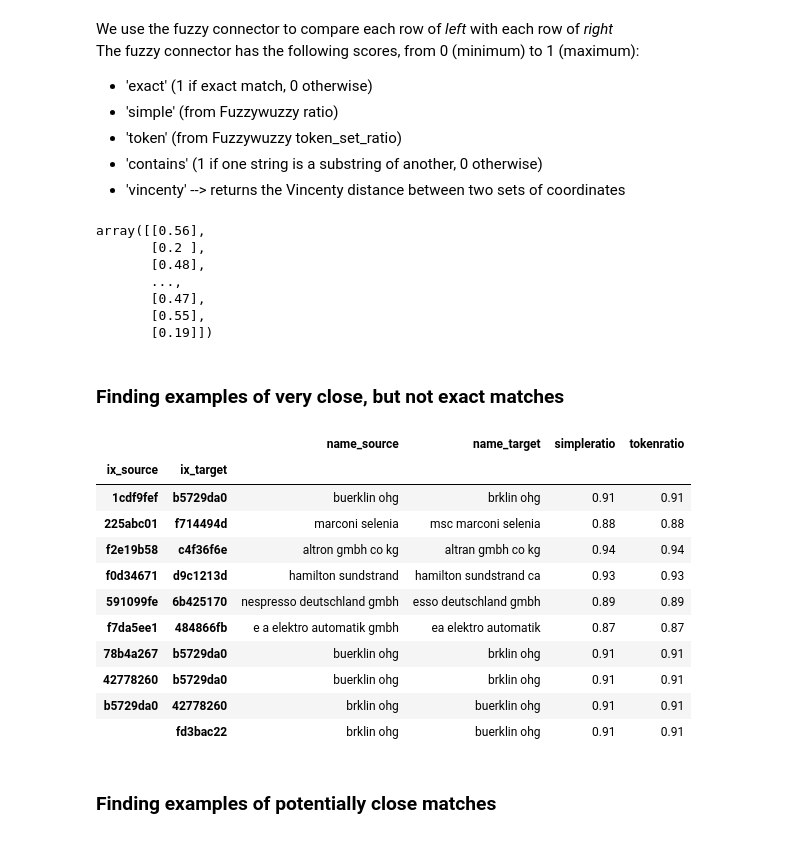
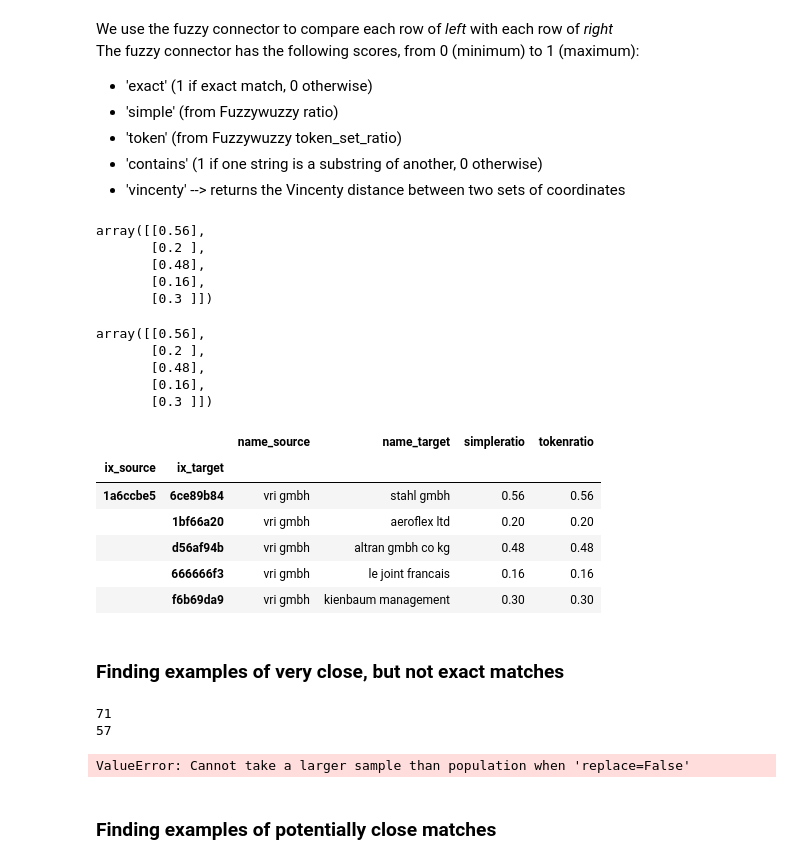
Before and after one commit to ogierpaul/suricate, a Jupyter notebook: tutorial/1-How to compare two fields - Similarity functions.ipynb, the cells around one changed output. Saved outputs shown, nothing was run; the diff lists cells and outputs as text; code cells hidden in the pictures.

```diff
--- a/tutorial/1-How to compare two fields - Similarity functions.ipynb
+++ b/tutorial/1-How to compare two fields - Similarity functions.ipynb
@@ -28,17 +28,25 @@ The fuzzy connector has the following scores, from 0 (minimum) to 1 (maximum):
 - 'vincenty' --> returns the Vincenty distance between two sets of coordinates
 # %%
 from suricate.dftransformers import DfApplyComparator
-simpleratio = DfApplyComparator(ratio='simple', on='name')
+simpleratio = DfApplyComparator(on='name', ratio='fuzzy')
 y_simple = simpleratio.fit_transform(X)
-y_simple
+y_simple[:5]
 # %% [output]
 array([[0.56],
        [0.2 ],
        [0.48],
-       ...,
-       [0.47],
-       [0.55],
-       [0.19]])
+       [0.16],
+       [0.3 ]])
+# %%
+tokenratio = DfApplyComparator(on='name', ratio='token')
+y_token = tokenratio.fit_transform(X)
+y_token[:5]
+# %% [output]
+array([[0.56],
+       [0.2 ],
+       [0.48],
+       [0.16],
+       [0.3 ]])
 # %%
 from suricate.dftransformers import cartesian_join
 import numpy as np
@@ -51,22 +55,33 @@ X_sbs.sort_values(by='simpleratio', ascending=False, inplace=True)
+# %%
+X_sbs['simpleratio'] = y_simple
+# Adding the token ratio
+X_sbs['tokenratio'] = y_token
+X_sbs.head()
+# %% [output]
+|  |  | name_source | name_target | simpleratio | tokenratio |
+| ix_source | ix_target |  |  |  |  |
+| 1a6ccbe5 | 6ce89b84 | vri gmbh | stahl gmbh | 0.56 | 0.56 |
+|  | 1bf66a20 | vri gmbh | aeroflex ltd | 0.20 | 0.20 |
+|  | d56af94b | vri gmbh | altran gmbh co kg | 0.48 | 0.48 |
+|  | 666666f3 | vri gmbh | le joint francais | 0.16 | 0.16 |
+|  | f6b69da9 | vri gmbh | kienbaum management | 0.30 | 0.30 |
 # %% [markdown]
 ### Finding examples of very close, but not exact matches
+# %%
+from fuzzywuzzy.fuzz import ratio, token_sort_ratio
+s1 = 'nespresso deutschland gmbh'
+s2 = 'albert berner deutschland gmbh'
+print(ratio(s1, s2))
+print(token_sort_ratio(s1, s2))
+# %% [output]
+71
+57
 # %%
 avg_score = np.mean(X_sbs[['simpleratio', 'tokenratio']], axis=1)
 veryclosematches = (avg_score >= 0.85) & (avg_score <0.95)
-X_sbs.loc[veryclosematches].sample(10)
+X_sbs.loc[veryclosematches].sample(5)
 # %% [output]
-|  |  | name_source | name_target | simpleratio | tokenratio |
-| ix_source | ix_target |  |  |  |  |
-| 1cdf9fef | b5729da0 | buerklin ohg | brklin ohg | 0.91 | 0.91 |
-| 225abc01 | f714494d | marconi selenia | msc marconi selenia | 0.88 | 0.88 |
-| f2e19b58 | c4f36f6e | altron gmbh co kg | altran gmbh co kg | 0.94 | 0.94 |
-| f0d34671 | d9c1213d | hamilton sundstrand | hamilton sundstrand ca | 0.93 | 0.93 |
-| 591099fe | 6b425170 | nespresso deutschland gmbh | esso deutschland gmbh | 0.89 | 0.89 |
-| f7da5ee1 | 484866fb | e a elektro automatik gmbh | ea elektro automatik | 0.87 | 0.87 |
-| 78b4a267 | b5729da0 | buerklin ohg | brklin ohg | 0.91 | 0.91 |
-| 42778260 | b5729da0 | buerklin ohg | brklin ohg | 0.91 | 0.91 |
-| b5729da0 | 42778260 | brklin ohg | buerklin ohg | 0.91 | 0.91 |
-|  | fd3bac22 | brklin ohg | buerklin ohg | 0.91 | 0.91 |
+ValueError: Cannot take a larger sample than population when 'replace=False'
 # %% [markdown]
 ### Finding examples of potentially close matches
 # %%
```
Also changed, not shown: parts of 16 cells of this notebook, 19 other files.
